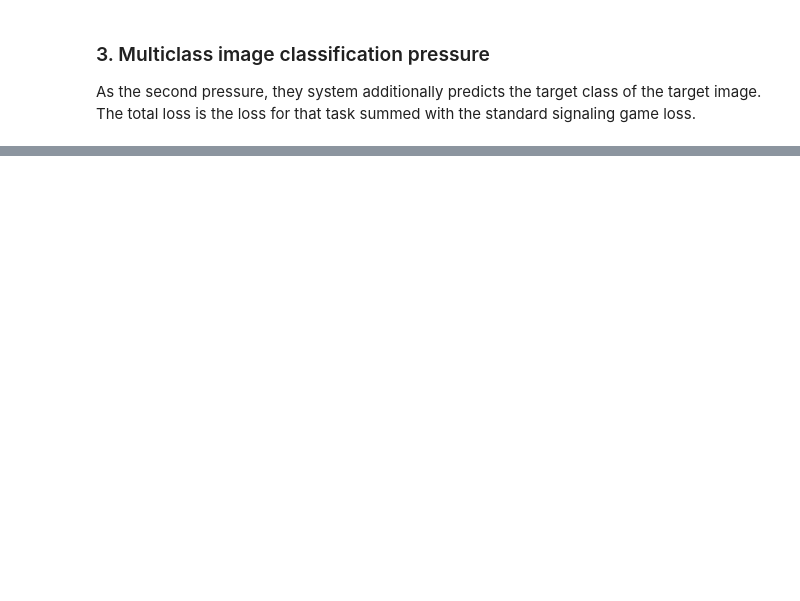
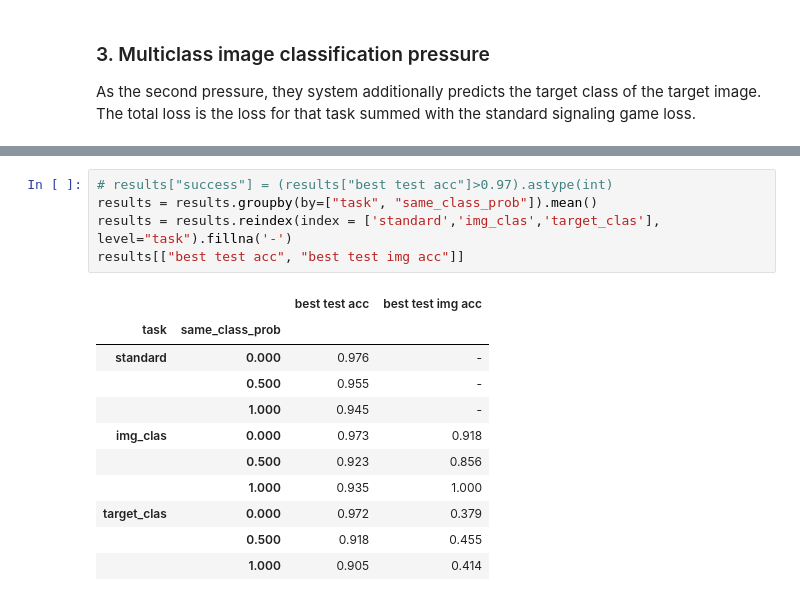
Before and after one commit to blazejdolicki/nlp2-language-emergence, a Jupyter notebook: main_notebook.ipynb, the cells around one changed output, grey strips where cells are left out. Drawn from its saved outputs; the diff is of its cells as text; blank space fills up the shorter version.

```diff
--- a/main_notebook.ipynb
+++ b/main_notebook.ipynb
@@ -41,0 +208,17 @@ As the second pressure, they system additionally predicts the target class of th
+# %%
+# results["success"] = (results["best test acc"]>0.97).astype(int)
+results = results.groupby(by=["task", "same_class_prob"]).mean()
+results = results.reindex(index = ['standard','img_clas','target_clas'], level="task").fillna('-')
+results[["best test acc", "best test img acc"]]
+# %% [output]
+|  |  | best test acc | best test img acc |
+| task | same_class_prob |  |  |
+| standard | 0.000 | 0.976 | - |
+|  | 0.500 | 0.955 | - |
+|  | 1.000 | 0.945 | - |
+| img_clas | 0.000 | 0.973 | 0.918 |
+|  | 0.500 | 0.923 | 0.856 |
+|  | 1.000 | 0.935 | 1.000 |
+| target_clas | 0.000 | 0.972 | 0.379 |
+|  | 0.500 | 0.918 | 0.455 |
+|  | 1.000 | 0.905 | 0.414 |
```
Also changed, not shown: parts of 23 cells of this notebook.
